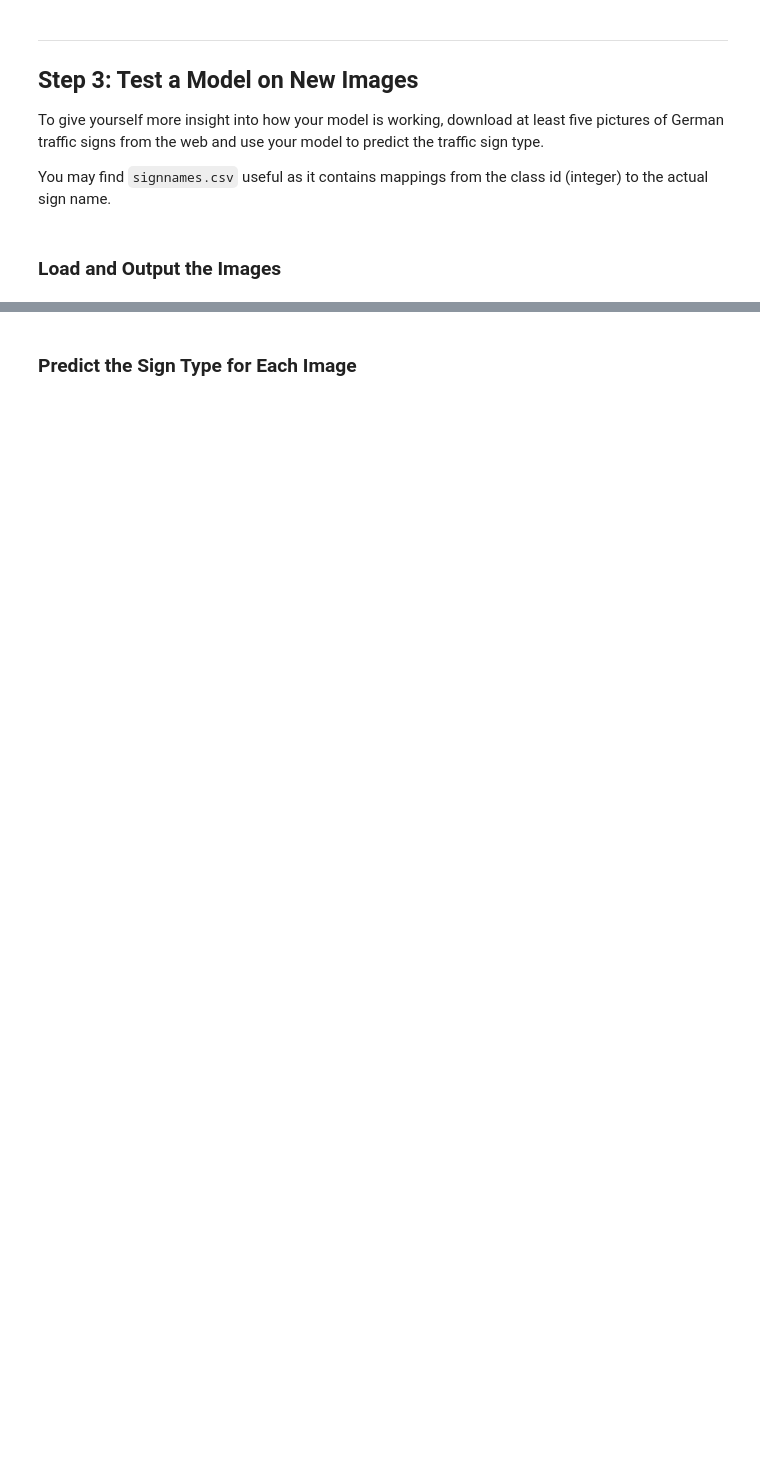
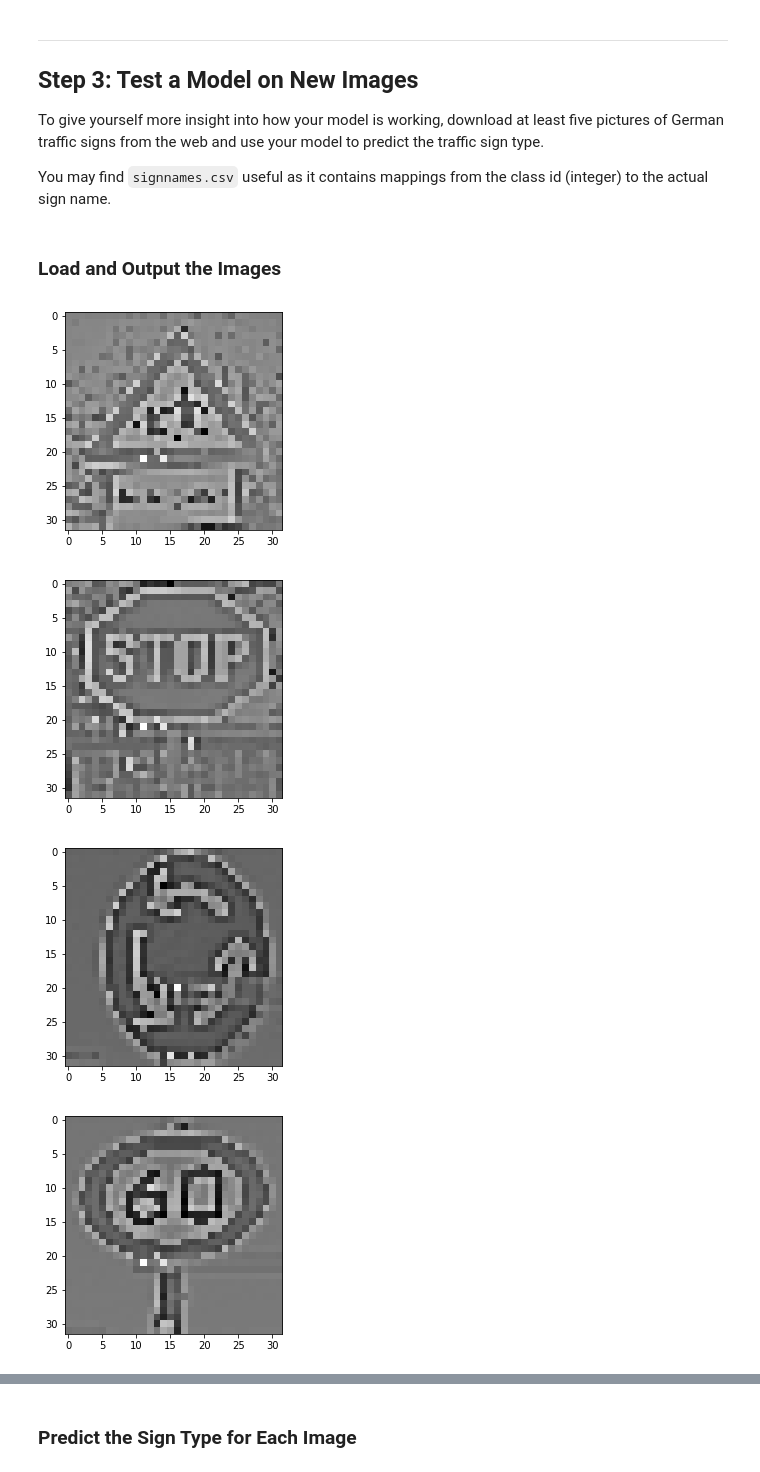
Before and after one commit to pabloelizalde/CarND-Traffic-Sign-Classifier-Project, a Jupyter notebook: Traffic_Sign_Classifier.ipynb, the cells around one changed output, grey strips where cells are left out. Cells and saved outputs as stored; diff of their text form; code cells hidden in the pictures; blank space fills up the shorter version.

```diff
--- a/Traffic_Sign_Classifier.ipynb
+++ b/Traffic_Sign_Classifier.ipynb
@@ -402,0 +410,30 @@ You may find `signnames.csv` useful as it contains mappings from the class id (i
+# %%
+import matplotlib.image as mpimg
+
+def loadImages():
+    filenames = ["traffic_signs/children_crossing.jpg", #28
+                 "traffic_signs/stop.jpg", #14
+                 "traffic_signs/roundabout.jpg", #40
+                 "traffic_signs/speed_limit_60.jpg", #3
+                 "traffic_signs/keep_right.jpg"]
+    images = []
+    for filename in filenames:
+        image = mpimg.imread(filename)
+        image = cv2.resize(image, (32, 32))
+        image = image.astype(np.float32)
+        images.append(image)
+
+    return np.asarray(images)
+# %%
+images = loadImages()
+images = grayscale(images)
+images = np.reshape(images, (-1, 32, 32, 1))
+labels = [28, 14, 40, 3, 38]
+for image in images:
+    plt.imshow(image.squeeze(), cmap="gray")
+    plt.show()
+# %% [output]
+[figure, added]
+[figure, added]
+[figure, added]
+[figure, added]
```
Also changed, not shown: parts of 7 cells of this notebook, 14 other files.
